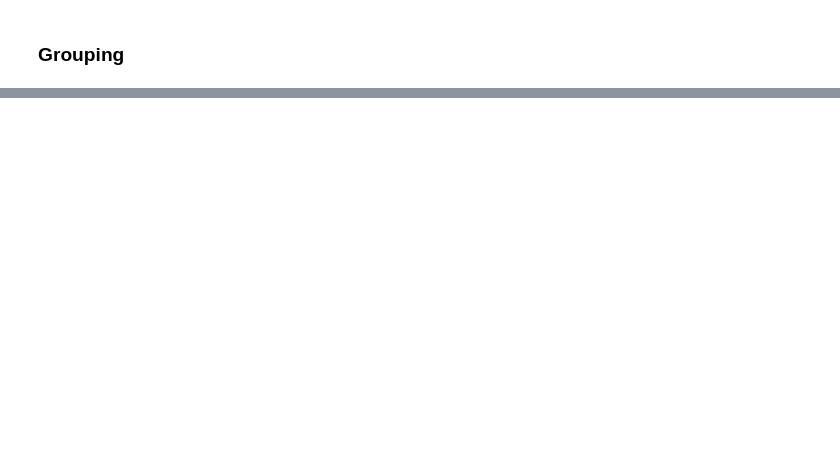
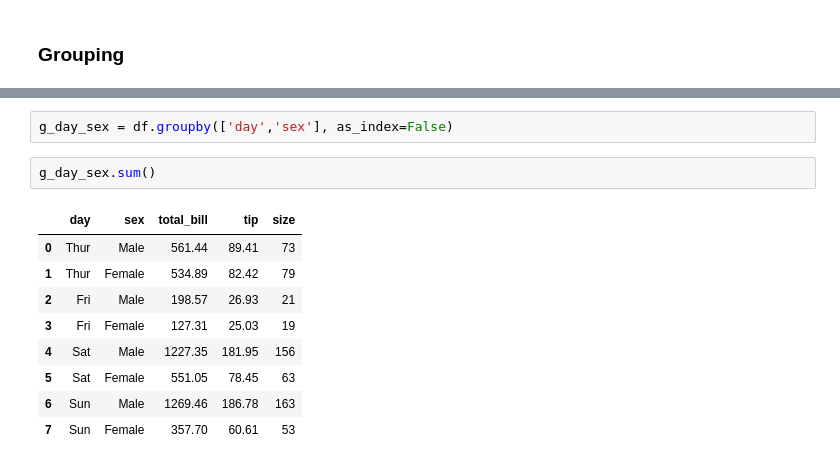
Before and after one commit to srikanthpragada/DS_01_OCT_2019, a Jupyter notebook: tips.ipynb, the cells around one changed output, grey strips where cells are left out. Saved outputs shown, nothing was run; the diff lists cells and outputs as text; blank space fills up the shorter version.

```diff
--- a/tips.ipynb
+++ b/tips.ipynb
@@ -496,0 +622,14 @@ df['day'].nunique()
+# %%
+g_day_sex = df.groupby(['day','sex'], as_index=False)
+# %%
+g_day_sex.sum()
+# %% [output]
+|  | day | sex | total_bill | tip | size |
+| 0 | Thur | Male | 561.44 | 89.41 | 73 |
+| 1 | Thur | Female | 534.89 | 82.42 | 79 |
+| 2 | Fri | Male | 198.57 | 26.93 | 21 |
+| 3 | Fri | Female | 127.31 | 25.03 | 19 |
+| 4 | Sat | Male | 1227.35 | 181.95 | 156 |
+| 5 | Sat | Female | 551.05 | 78.45 | 63 |
+| 6 | Sun | Male | 1269.46 | 186.78 | 163 |
+| 7 | Sun | Female | 357.70 | 60.61 | 53 |
```
Also changed, not shown: parts of 25 cells of this notebook.
